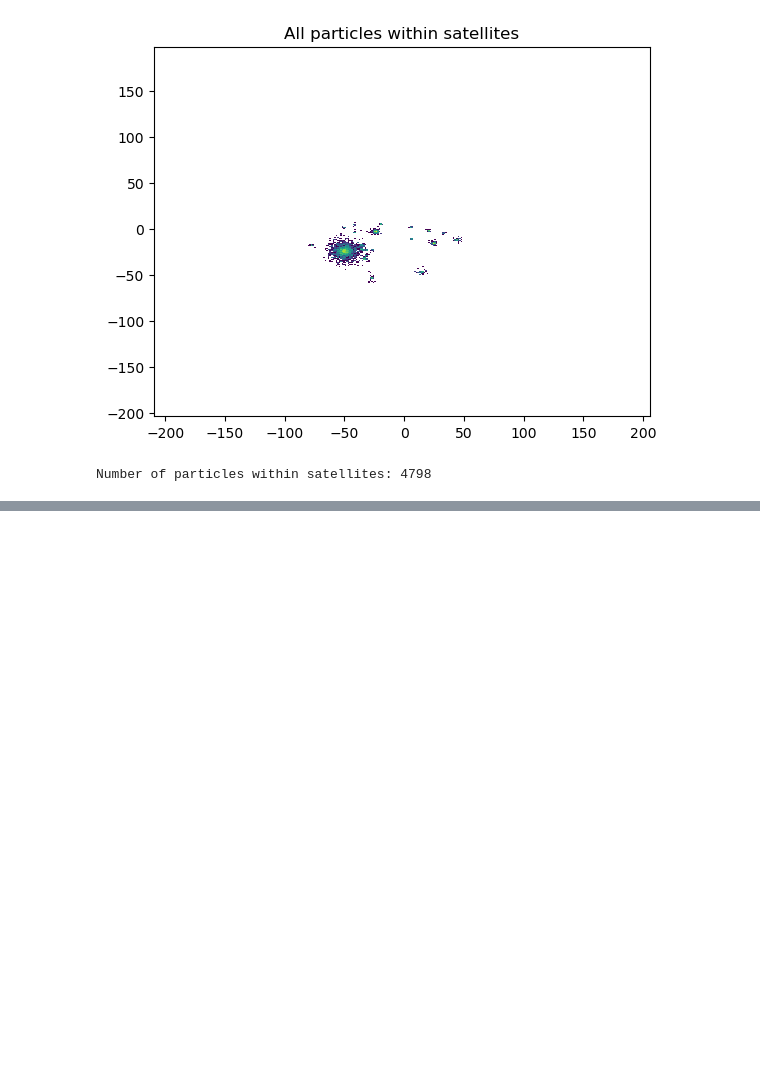
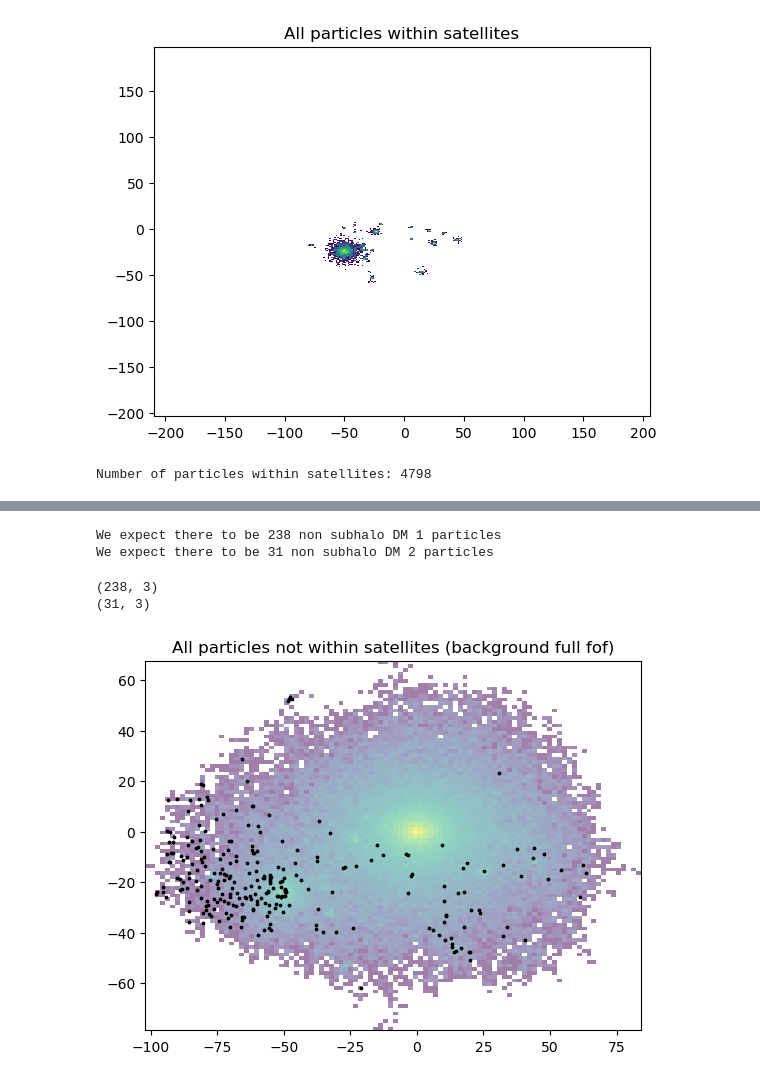
Before and after one commit to DREAMS-Project/DREAMS_python, a Jupyter notebook: tutorials/2.load_halo.ipynb, the cells around one changed output, grey strips where cells are left out. Drawn from its saved outputs; the diff is of its cells as text; code cells hidden in the pictures; blank space fills up the shorter version.

```diff
--- a/tutorials/2.load_halo.ipynb
+++ b/tutorials/2.load_halo.ipynb
@@ -252,0 +255,5 @@ Note that the total number of particle in the central + satellites should be the
+# %%
+my_fof = mvs.load_single_halo(run, snap, fof_idx=fof_idx, part_types=[1, 2])
+
+full_fof_ids1 = my_fof['PartType1/ParticleIDs']
+full_fof_ids2 = my_fof['PartType2/ParticleIDs']
@@ -252,0 +283,37 @@ Note that the total number of particle in the central + satellites should be the
+# %%
+ids_common_1, _, structure_ids1 = np.intersect1d(prt1_list, full_fof_ids1, assume_unique=True, return_indices=True)
+ids_common_2, _, structure_ids2 = np.intersect1d(prt2_list, full_fof_ids2, assume_unique=True, return_indices=True)
+# %%
+print(f'We expect there to be {len(full_fof_ids1) - len(ids_common_1)} non subhalo DM 1 particles')
+print(f'We expect there to be {len(full_fof_ids2) - len(ids_common_2)} non subhalo DM 2 particles')
+# %% [output]
+We expect there to be 238 non subhalo DM 1 particles
+We expect there to be 31 non subhalo DM 2 particles
+# %%
+pt1_coords = np.delete(my_fof['PartType1/Coordinates'], structure_ids1, axis=0)*scf/h - center
+pt2_coords = np.delete(my_fof['PartType2/Coordinates'], structure_ids2, axis=0)*scf/h - center
+# %%
+print(pt1_coords.shape)
+print(pt2_coords.shape)
+# %% [output]
+(238, 3)
+(31, 3)
+# %%
+all_pos = np.concatenate([my_fof['PartType1/Coordinates'], my_fof['PartType2/Coordinates']])
+
+all_pos *= scf/h
+all_pos -= center
+
+plt.hist2d(all_pos[:,0], all_pos[:,1], bins=100, norm='log', rasterized=True, alpha=0.5)
+
+plt.scatter(pt1_coords[:,0], pt1_coords[:,1], color='k', marker='o', s=3)
+plt.scatter(pt2_coords[:,0], pt2_coords[:,1], color='k', marker='o', s=3)
+
+plt.title('All particles not within satellites (background full fof)')
+
+xmin, xmax = plt.gca().get_xlim()
+ymin, ymax = plt.gca().get_ylim()
+
+plt.show()
+# %% [output]
+[figure, added]
```
Also changed, not shown: parts of 9 cells of this notebook, 1 other file.
